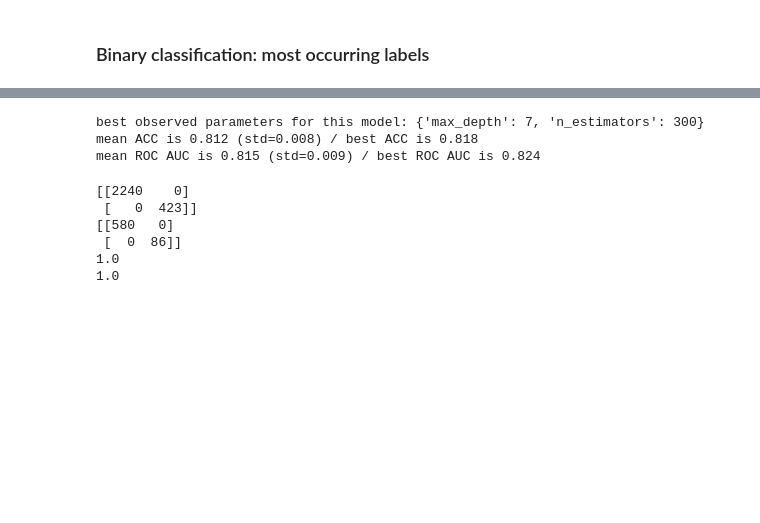
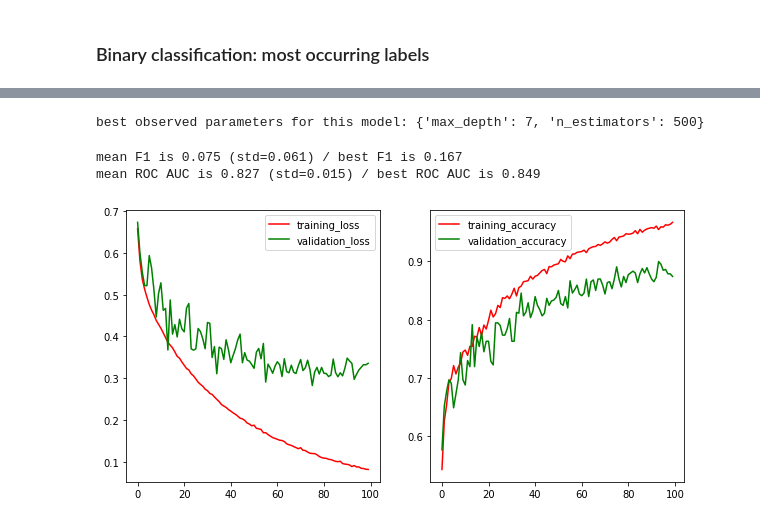
Before and after one commit to armiro/Canine-Disease-Diagnosis, a Jupyter notebook: model_dev.ipynb, the cells around one changed output, grey strips where cells are left out. Cells and saved outputs as stored; diff of their text form; code cells hidden in the pictures; blank space fills up the shorter version.

```diff
--- a/model_dev.ipynb
+++ b/model_dev.ipynb
@@ -416,31 +448,37 @@ positive ratio: 0.18049645390070923
 # %%
 import xgboost as xgb
-params = {'max_depth': [3, 5, 7], 'n_estimators': [50, 100, 300]}
-cv = ShuffleSplit(n_splits=5, test_size=0.2, random_state=0)
+params = {'max_depth': [3, 5, 7, 9], 'n_estimators': [50, 100, 300, 500]}
+cv = StratifiedShuffleSplit(n_splits=5, test_size=0.2, random_state=0)
 base_clf = xgb.XGBClassifier(scale_pos_weight=1/pos_ratio)
 
-clfs = GridSearchCV(estimator=base_clf, param_grid=params, cv=cv)
+clfs = GridSearchCV(estimator=base_clf, param_grid=params, cv=cv, scoring='accuracy')
 clfs.fit(features_encoded, target_disease)
 print('best observed parameters for this model:', clfs.best_params_)
-get_results_of(model=clfs.best_estimator_, data=features_encoded, target=target_disease)
 # %% [output]
-best observed parameters for this model: {'max_depth': 7, 'n_estimators': 300}
-mean ACC is 0.812 (std=0.008) / best ACC is 0.818
-mean ROC AUC is 0.815 (std=0.009) / best ROC AUC is 0.824
+best observed parameters for this model: {'max_depth': 7, 'n_estimators': 500}
-# %%
-model = clfs.best_estimator_
-X_train, X_test, y_train, y_test = train_test_split(features_encoded, target_disease,
-                                                    test_size=0.2, random_state=None)
-y_pred_train = model.predict(X_train)
-print(sklearn.metrics.confusion_matrix(y_true=y_train, y_pred=y_pred_train))
-y_pred = model.predict(X_test)
-print(sklearn.metrics.confusion_matrix(y_true=y_test, y_pred=y_pred))
-print(sklearn.metrics.accuracy_score(y_test, y_pred))
-print(sklearn.metrics.f1_score(y_test, y_pred))
-# %% [output]
-[[2240    0]
- [   0  423]]
-[[580   0]
- [  0  86]]
-1.0
-1.0
+# %%
+model = clfs.best_estimator_
+get_results_of(model=model, data=features_encoded, target=target_disease)
+# %% [output]
+mean F1 is 0.075 (std=0.061) / best F1 is 0.167
+mean ROC AUC is 0.827 (std=0.015) / best ROC AUC is 0.849
+# %%
+from tensorflow.keras.layers import Input, Dense
+from tensorflow.keras import Model, optimizers
+from tensorflow.keras.callbacks import ModelCheckpoint
+
+checkpoint = ModelCheckpoint(filepath='/content/best_weights.hdf5',
+                             monitor='val_loss', verbose=1, save_best_only=True, mode='auto')
+cb_list = [checkpoint]
+
+
+def MLP(input_shape):
+    a0 = Input(shape=input_shape)
+    a1 = Dense(units=100, activation='relu')(a0)
+    # a2 = Dense(units=50, activation='relu')(a1)
+    a3 = Dense(units=1, activation='sigmoid')(a1)
+    return Model(inputs=a0, outputs=a3, name='binary_mlp')
+
+
+model = MLP(input_shape=features_encoded[0].shape)
+model.compile(optimizer='adam', loss='binary_crossentropy', metrics=['accuracy'])
@@ -446,0 +492,13 @@ print(sklearn.metrics.f1_score(y_test, y_pred))
+# %%
+fig = plt.figure(figsize=(10, 5))
+plt.subplot(1, 2, 1)
+plt.plot(training.history['loss'], color='r', label='training_loss')
+plt.plot(training.history['val_loss'], color='g', label='validation_loss')
+plt.legend()
+plt.subplot(1, 2, 2)
+plt.plot(training.history['accuracy'], color='r', label='training_accuracy')
+plt.plot(training.history['val_accuracy'], color='g', label='validation_accuracy')
+plt.legend()
+plt.show()
+# %% [output]
+[figure, added]
```
Also changed, not shown: parts of 15 cells of this notebook.
